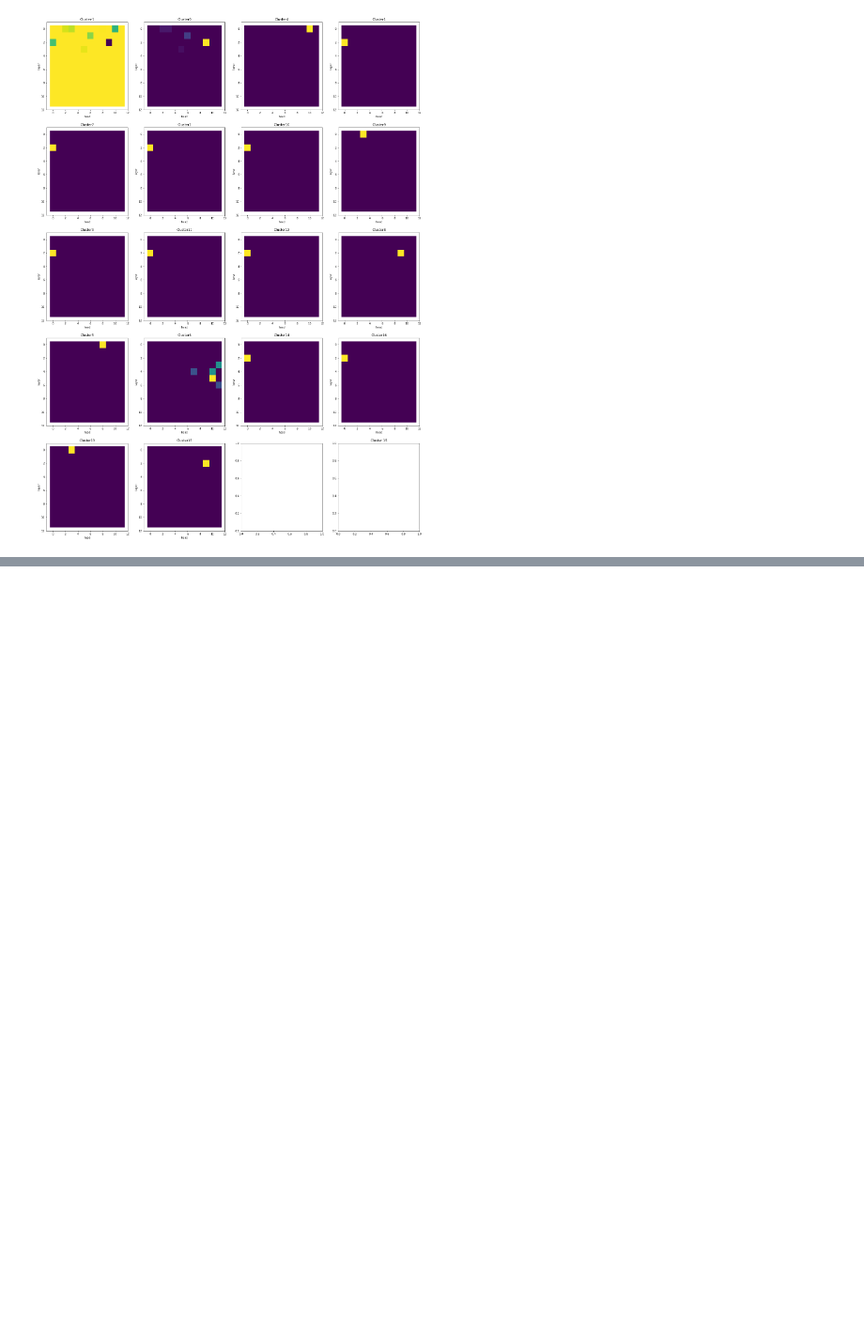
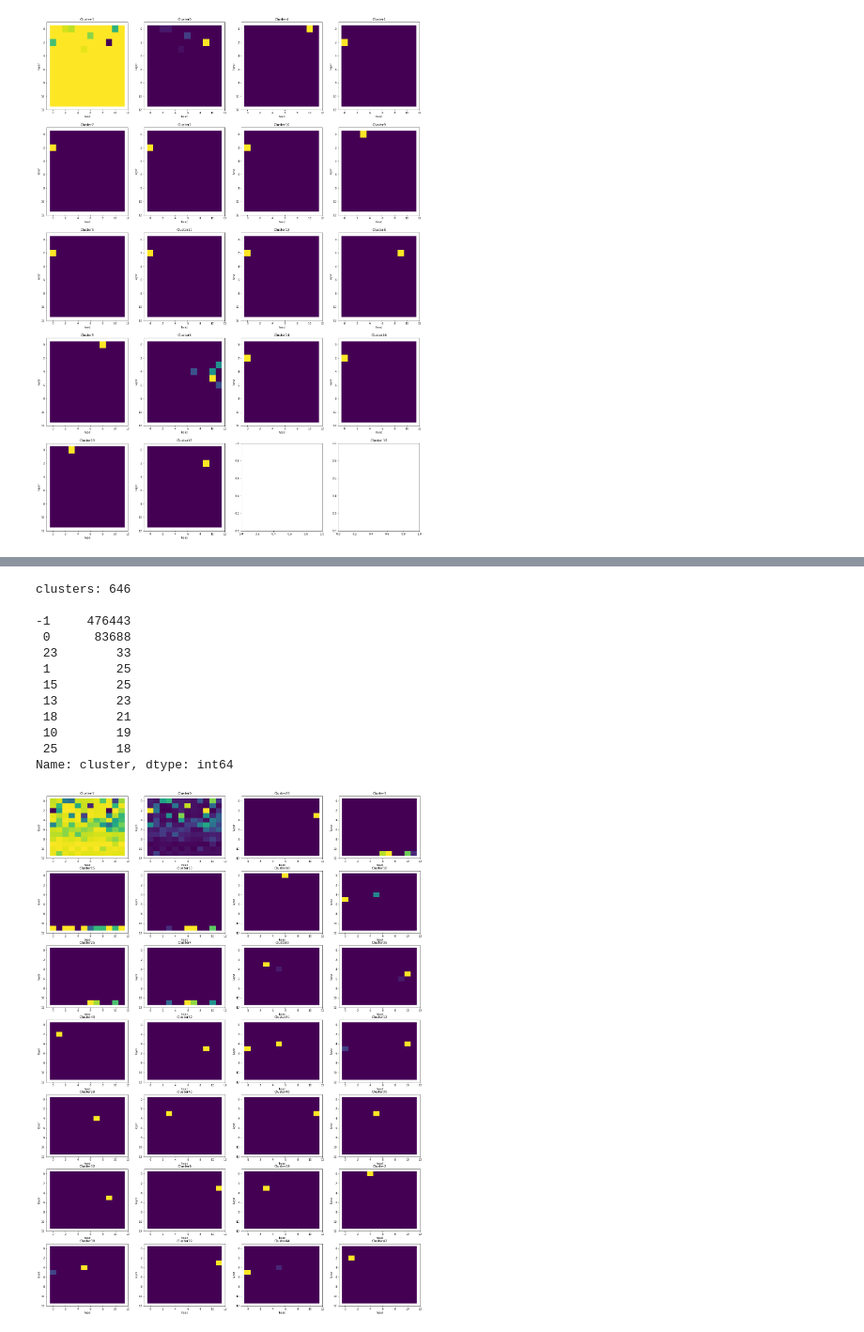
Before and after one commit to pschroedl/transformer_attention_clustering, a Jupyter notebook: clustering/dbscan_cluster_analysis.ipynb, the cells around one changed output, grey strips where cells are left out. Shown at 94% size. Drawn from its saved outputs; the diff is of its cells as text; code cells hidden in the pictures; blank space fills up the shorter version.

Commit message:
iterative clustering, more visualization

```diff
--- a/clustering/dbscan_cluster_analysis.ipynb
+++ b/clustering/dbscan_cluster_analysis.ipynb
@@ -109,0 +123,18 @@ Name: cluster, dtype: int64
+# %%
+# epsilon = 0.6, min_samples=10
+df = torch.load(os.path.join(output_dir,'dask_dbscan_0.6_10_label_df.bin'))
+plot_density(df)
+# %% [output]
+clusters: 646
+
+-1     476443
+ 0      83688
+ 23        33
+ 1         25
+ 15        25
+ 13        23
+ 18        21
+ 10        19
+ 25        18
+Name: cluster, dtype: int64
+[figure, added]
```
Also changed, not shown: parts of 2 cells of this notebook, 3 other files.
